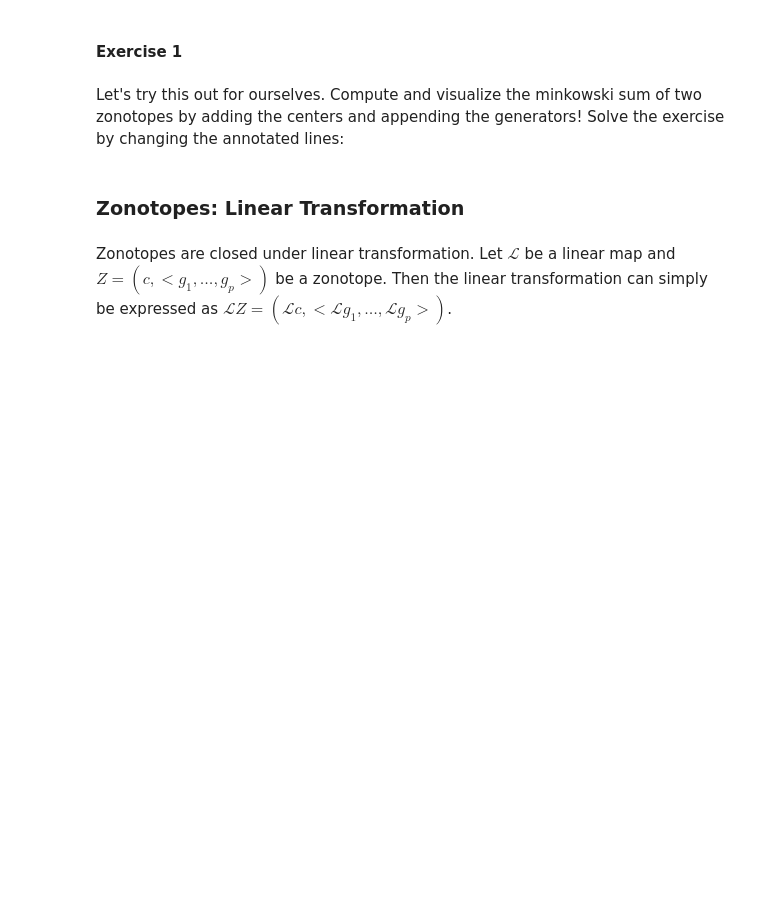
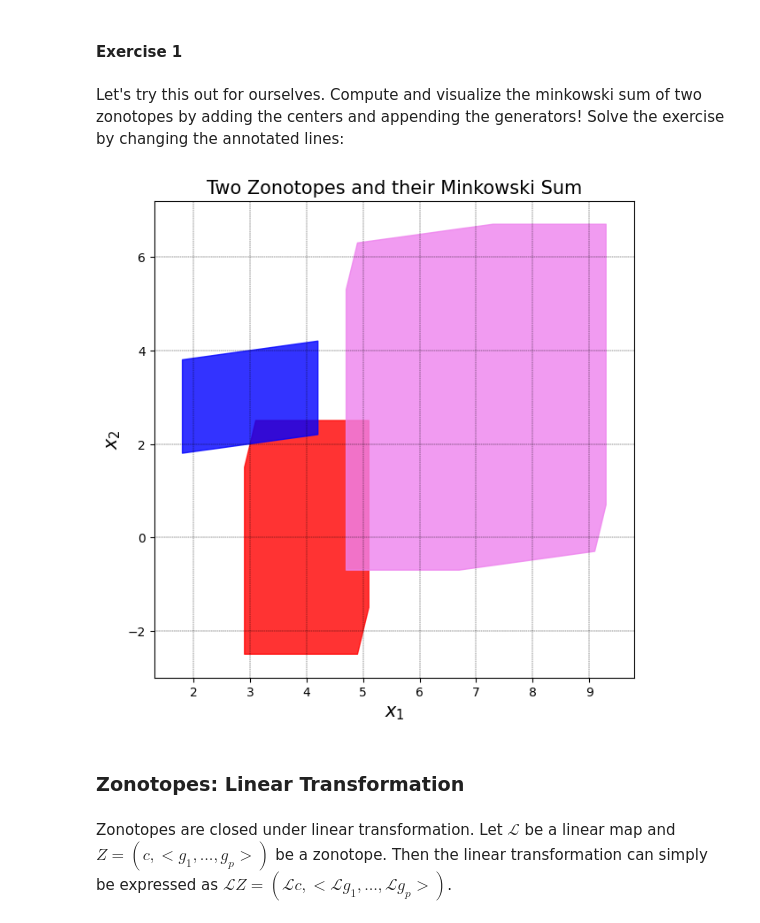
Before and after one commit to CarlosBrotonsMontoro/Robotics, a Jupyter notebook: tut1_reachability_Elevel.ipynb, the cells around one changed output. Drawn from its saved outputs; the diff is of its cells as text; code cells hidden in the pictures; blank space fills up the shorter version.

```diff
--- a/tut1_reachability_Elevel.ipynb
+++ b/tut1_reachability_Elevel.ipynb
@@ -76,28 +84,30 @@ Let's try this out for ourselves. Compute and visualize the minkowski sum of two
 # %%
 # two zonotopes
 c1 = np.array([4, 0])
 g1 = np.array([[1, 0, 0.1], [0, 2, 0.5]])
 z1 = pp.zonotope(x=c1, G=g1)
 z1.color='red'
 
 c2 = np.array([3, 3])
 g2 = np.array([[0, 1.2], [1, 0.2]])
 z2 = pp.zonotope(x=c2, G=g2)
 z2.color='blue'
 
 # their minkowski sum
 
 # PUT YOUR CODE HERE
-#cs = ...
-#gs = ...
+cs = c1+c2
+gs = np.concatenate((g1, g2), axis=1)
 
 zs = pp.zonotope(x=cs, G=gs)
 zs.color='violet'
 
 
 fig, ax = plt.subplots()
 pp.visualize([z1, z2, zs], title='Two Zonotopes and their Minkowski Sum', ax=ax, fig=fig)
 fig.set_size_inches(7, 7)
+# %% [output]
+[figure, added]
 # %% [markdown]
 ### Zonotopes: Linear Transformation
 # %% [markdown]
```
Also changed, not shown: parts of 9 cells of this notebook.
